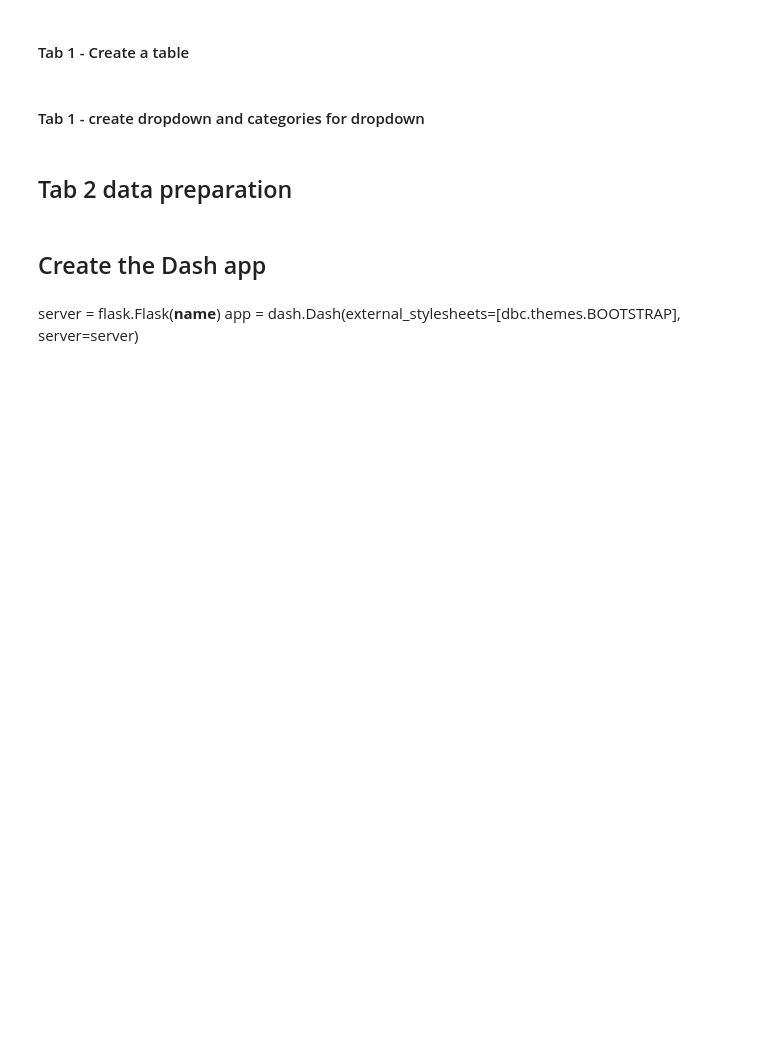
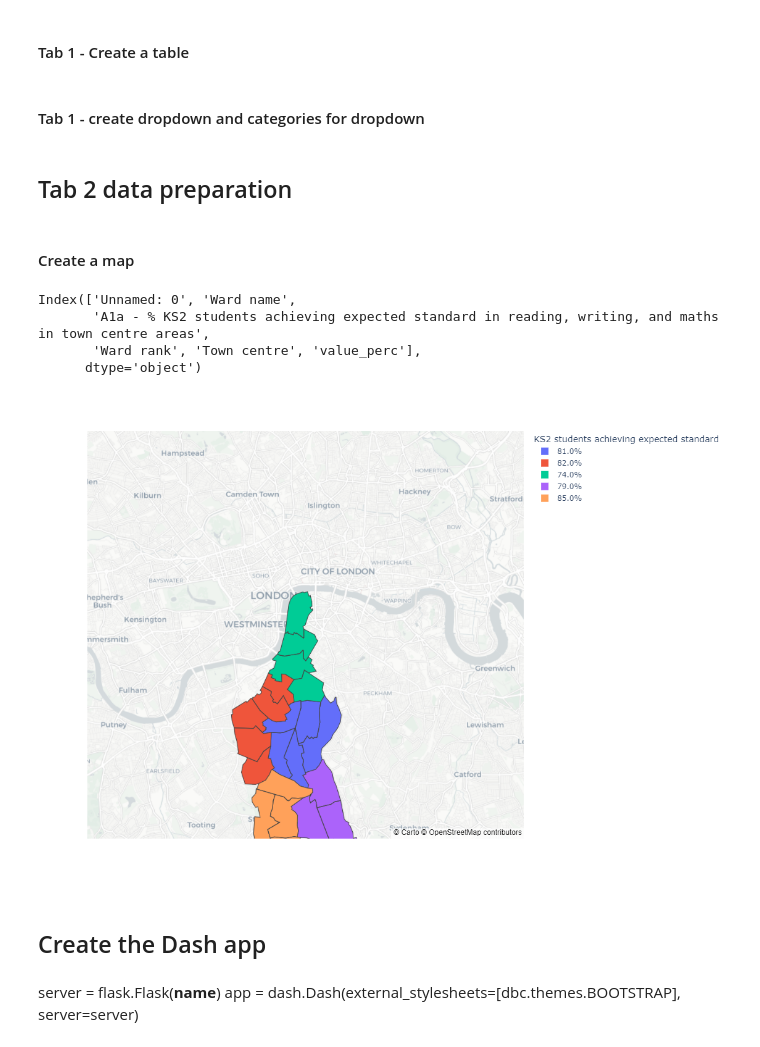
Before and after one commit to seanpedrick-case/dash_test, a Jupyter notebook: dash_micro_test_additions_20220614.ipynb, the cells around one changed output. Cells and saved outputs as stored; diff of their text form; code cells hidden in the pictures; blank space fills up the shorter version.

```diff
--- a/dash_micro_test_additions_20220614.ipynb
+++ b/dash_micro_test_additions_20220614.ipynb
@@ -90,6 +91,39 @@ lambeth_pred_data = pd.read_csv("data/pred_pop_2018_lam_group.csv")
 lambeth_pred_data_m = lambeth_pred_data.drop('age',axis=1).melt(id_vars = "ward_name").rename(columns={"variable":"year","value":"pop"})
 # %%
 minor_categories_2 = list(lambeth_pred_data['ward_name'].unique())
+# %% [markdown]
+#### Create a map
+# %%
+#from urllib.request import urlopen
+with open('data/lambeth_old_wards_wgs84.geojson') as response:
+    lambeth_ward_json = json.load(response)
+
+#lambeth_ward_json["features"][0]
+# %%
+data.columns
+# %% [output]
+Index(['Unnamed: 0', 'Ward name',
+       'A1a - % KS2 students achieving expected standard in reading, writing, and maths in town centre areas',
+       'Ward rank', 'Town centre', 'value_perc'],
+      dtype='object')
+# %%
+data['WD13NM'] = data['Ward name']
+# %%
+fig = px.choropleth_mapbox(data, geojson=lambeth_ward_json, locations='WD13NM', color='value_perc',
+                           color_continuous_scale="Viridis", featureidkey="properties.WD13NM",
+                           range_color=(0, 12),
+                           mapbox_style="carto-positron",
+                           center = {"lat": 51.4935, "lon": -0.11},
+                           zoom=11,
+                           #scope="europe",
+                           labels={'value_perc':'KS2 students achieving expected standard'}
+                          )
+
+fig.update_layout(height=800)
+#fig.update_layout(margin={"r":0,"t":0,"l":0,"b":0})
+#fig.show()
+# %% [output]
+[figure, added]
 # %% [markdown]
 ## Create the Dash app
 # %%
```
Also changed, not shown: parts of 3 cells of this notebook, 5 other files.
